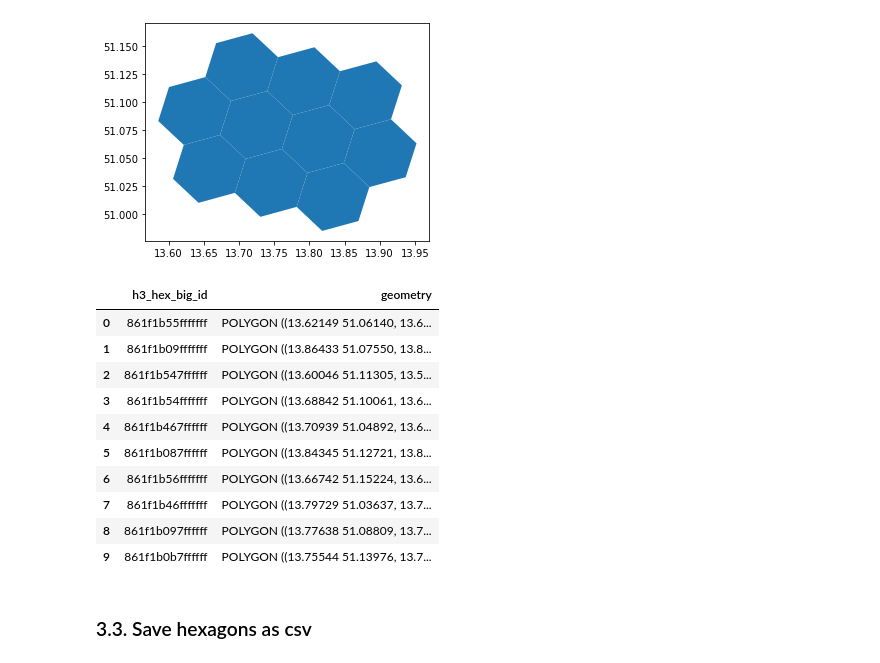
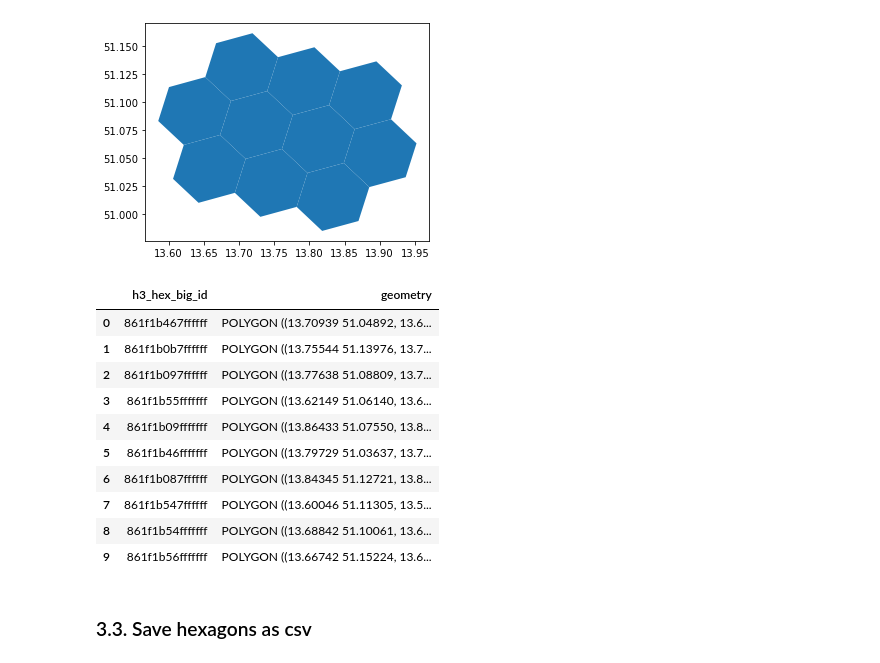
Before and after one commit to mulko93/AAA_Jupyter_Explorers, a Jupyter notebook: notebooks/02_CreateHexagons_MAC_ONLY.ipynb, the cells around one changed output. Cells and saved outputs as stored; diff of their text form; code cells hidden in the pictures.

```diff
--- a/notebooks/02_CreateHexagons_MAC_ONLY.ipynb
+++ b/notebooks/02_CreateHexagons_MAC_ONLY.ipynb
@@ -143,20 +170,20 @@ df_hexagons_big.plot()
 # %% [output]
 <matplotlib.axes._subplots.AxesSubplot at 0x...>
 [figure]
-# %%
-df_hexagons_big
-# %% [output]
-|  | h3_hex_big_id | geometry |
-| 0 | 861f1b55fffffff | POLYGON ((13.62149 51.06140, 13.6... |
-| 1 | 861f1b09fffffff | POLYGON ((13.86433 51.07550, 13.8... |
-| 2 | 861f1b547ffffff | POLYGON ((13.60046 51.11305, 13.5... |
-| 3 | 861f1b54fffffff | POLYGON ((13.68842 51.10061, 13.6... |
-| 4 | 861f1b467ffffff | POLYGON ((13.70939 51.04892, 13.6... |
-| 5 | 861f1b087ffffff | POLYGON ((13.84345 51.12721, 13.8... |
-| 6 | 861f1b56fffffff | POLYGON ((13.66742 51.15224, 13.6... |
-| 7 | 861f1b46fffffff | POLYGON ((13.79729 51.03637, 13.7... |
-| 8 | 861f1b097ffffff | POLYGON ((13.77638 51.08809, 13.7... |
-| 9 | 861f1b0b7ffffff | POLYGON ((13.75544 51.13976, 13.7... |
+# %%
+gdf_hexagons_big
+# %% [output]
+|  | h3_hex_big_id | geometry |
+| 0 | 861f1b467ffffff | POLYGON ((13.70939 51.04892, 13.6... |
+| 1 | 861f1b0b7ffffff | POLYGON ((13.75544 51.13976, 13.7... |
+| 2 | 861f1b097ffffff | POLYGON ((13.77638 51.08809, 13.7... |
+| 3 | 861f1b55fffffff | POLYGON ((13.62149 51.06140, 13.6... |
+| 4 | 861f1b09fffffff | POLYGON ((13.86433 51.07550, 13.8... |
+| 5 | 861f1b46fffffff | POLYGON ((13.79729 51.03637, 13.7... |
+| 6 | 861f1b087ffffff | POLYGON ((13.84345 51.12721, 13.8... |
+| 7 | 861f1b547ffffff | POLYGON ((13.60046 51.11305, 13.5... |
+| 8 | 861f1b54fffffff | POLYGON ((13.68842 51.10061, 13.6... |
+| 9 | 861f1b56fffffff | POLYGON ((13.66742 51.15224, 13.6... |
 # %% [markdown]
 ### 3.3. Save hexagons as csv
 # %%
```
Also changed, not shown: parts of 12 cells of this notebook, 1 other file.
